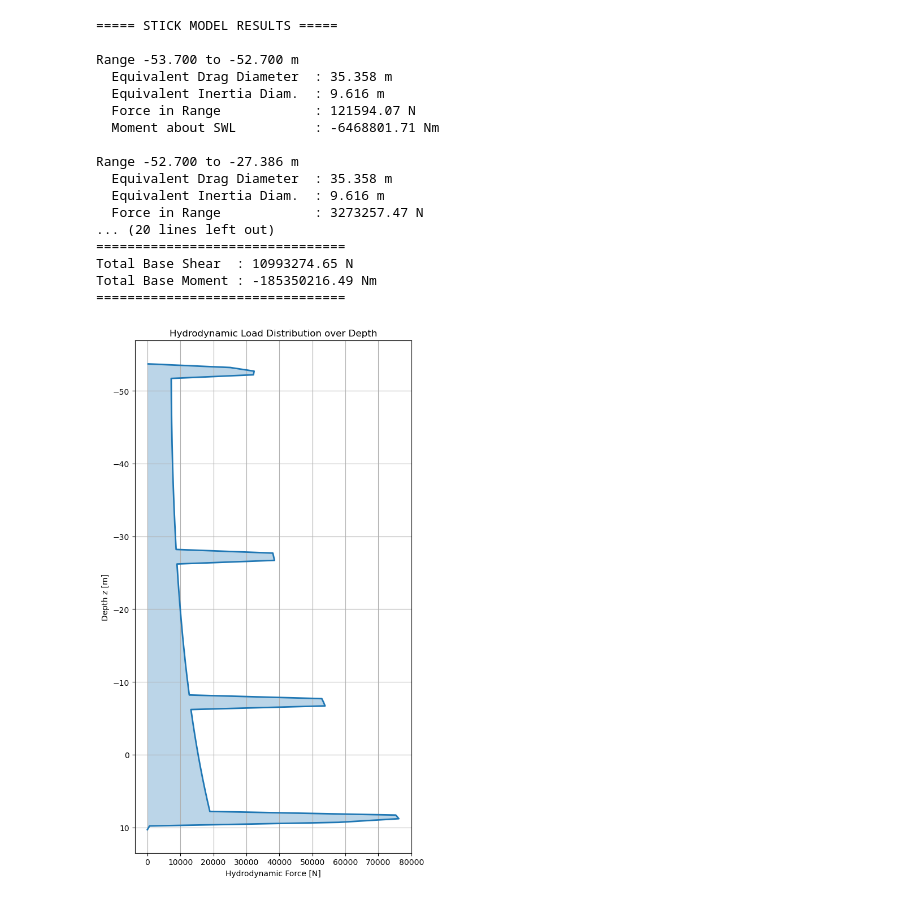
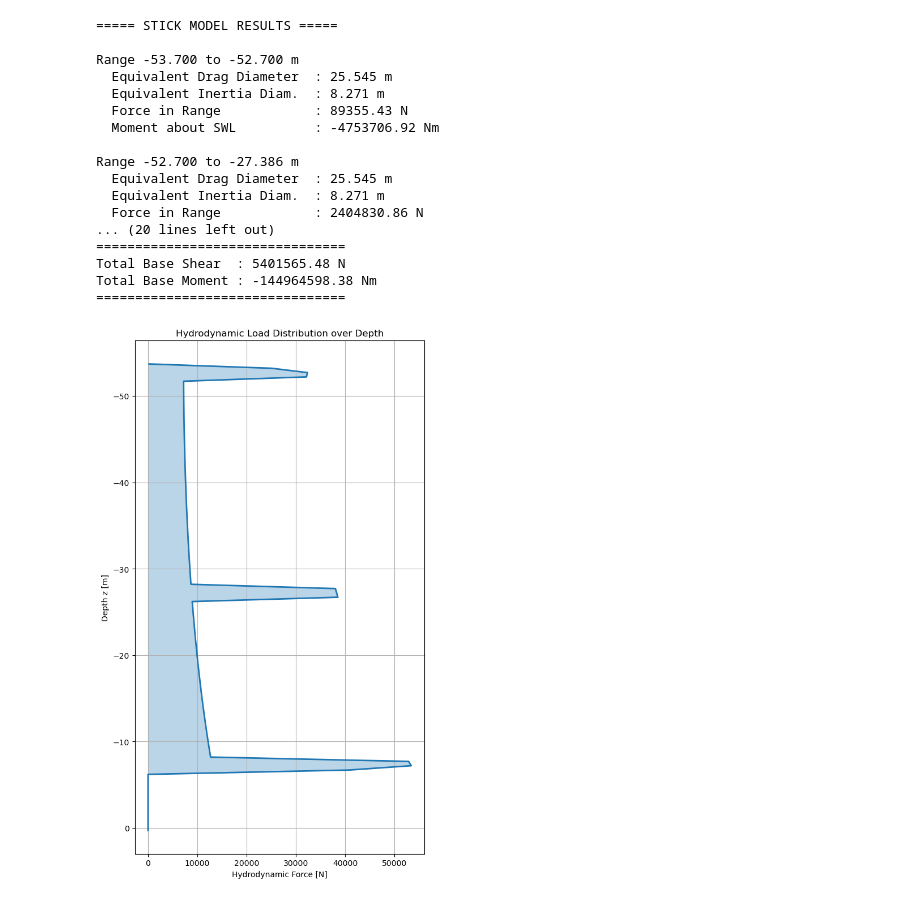
Before and after one commit to Robert2307/Offshore_Structures_Design, a Jupyter notebook: hydrodynamic loads.ipynb, the cells around one changed output. Saved outputs shown, nothing was run; the diff lists cells and outputs as text; code cells hidden in the pictures.

```diff
--- a/hydrodynamic loads.ipynb
+++ b/hydrodynamic loads.ipynb
@@ -60,13 +60,13 @@ members = [
 # =====================================================
 # ------------------- RANGES --------------------------
 # =====================================================
-# SWL coordinates (z_soil - h)
+# Only ranges **within water** (z ≤ 0, SWL at top)
 ranges = [
-    (0.0 - h, 1.0 - h),         # 1 m above seabed
-    (1.0 - h, 26.314 - h),      # lower vertical frame
-    (26.314 - h, 46.527 - h),   # mid vertical frame
-    (46.527 - h, 62.667 - h),   # upper vertical frame
-    (62.667 - h, 63.667 - h)    # top horizontal member
+    (-h, 1.0 - h),         # lower vertical frame
+    (1.0 - h, 26.314 - h), # middle vertical frame
+    (26.314 - h, 46.527 - h),
+    (46.527 - h, 62.667 - h),
+    (62.667 - h, 63.667 - h)
 ]
 
 # =====================================================
@@ -108,6 +108,10 @@ def stick_model():
             zi = zi_raw - h
             zj = zj_raw - h
 
+            # Only include members partially or fully submerged
+            if max(zi,zj) > 0:
+                continue
+
             D = m['D']
             dx = xj - xi
             dy = yj - yi
@@ -125,6 +129,9 @@ def stick_model():
         f_vals = []
 
         for z in z_vals:
+            if z>0:  # No water above SWL
+                f_vals.append(0.0)
+                continue
             zeta = H/2*np.cos(phase)
             z_stretch = wheeler_z(z,zeta,h)
             u,a_x = airy_kinematics(z_stretch,H,T,h,phase)
@@ -142,7 +149,7 @@ def stick_model():
 
 def hydrodynamic_distribution(nodes,members,H,T,h,phase=phase,dz=0.5):
     z_min = min(zi-h for _,_,zi in nodes.values())
-    z_max = max(zi-h for _,_,zi in nodes.values())
+    z_max = 0  # No water above SWL
     z_grid = np.arange(z_min,z_max+dz,dz)
     distribution=[]
 
@@ -154,6 +161,8 @@ def hydrodynamic_distribution(nodes,members,H,T,h,phase=phase,dz=0.5):
             xj,yj,zj_raw = nodes[m['end']]
             zi = zi_raw - h
             zj = zj_raw - h
+            if max(zi,zj) > 0:
+                continue  # ignore members above water
             D = m['D']
             dx = xj - xi
             dy = yj - yi
@@ -197,41 +206,41 @@ for r in results:
     print(f"  Force in Range            : {r['Force']:.2f} N")
     print(f"  Moment about SWL          : {r['Moment_SWL']:.2f} Nm\n")
 print("================================")
 print(f"Total Base Shear  : {F_total:.2f} N")
 print(f"Total Base Moment : {M_total:.2f} Nm")
 print("================================\n")
 
 force_distribution = hydrodynamic_distribution(nodes,members,H,T,h,phase=phase)
 
 z_vals = [fd['z'] for fd in force_distribution]
 forces = [fd['Force'] for fd in force_distribution]
 
 plt.figure(figsize=(6,10))
 plt.plot(forces,z_vals,linewidth=2)
 plt.fill_betweenx(z_vals,0,forces,alpha=0.3)
-plt.gca().invert_yaxis()
+plt.gca().invert_yaxis()   # Depth downward, SWL at top
 plt.xlabel('Hydrodynamic Force [N]')
 plt.ylabel('Depth z [m]')
 plt.title('Hydrodynamic Load Distribution over Depth')
 plt.grid(True)
 plt.tight_layout()
 plt.show()
 # %% [output]
 ===== STICK MODEL RESULTS =====
 
 Range -53.700 to -52.700 m
-  Equivalent Drag Diameter  : 35.358 m
-  Equivalent Inertia Diam.  : 9.616 m
-  Force in Range            : 121594.07 N
-  Moment about SWL          : -6468801.71 Nm
+  Equivalent Drag Diameter  : 25.545 m
+  Equivalent Inertia Diam.  : 8.271 m
+  Force in Range            : 89355.43 N
+  Moment about SWL          : -4753706.92 Nm
 
 Range -52.700 to -27.386 m
-  Equivalent Drag Diameter  : 35.358 m
-  Equivalent Inertia Diam.  : 9.616 m
-  Force in Range            : 3273257.47 N
+  Equivalent Drag Diameter  : 25.545 m
+  Equivalent Inertia Diam.  : 8.271 m
+  Force in Range            : 2404830.86 N
 ... (20 lines left out)
 ================================
-Total Base Shear  : 10993274.65 N
-Total Base Moment : -185350216.49 Nm
+Total Base Shear  : 5401565.48 N
+Total Base Moment : -144964598.38 Nm
 ================================
-[figure, old version]
+[figure, new version]
```
